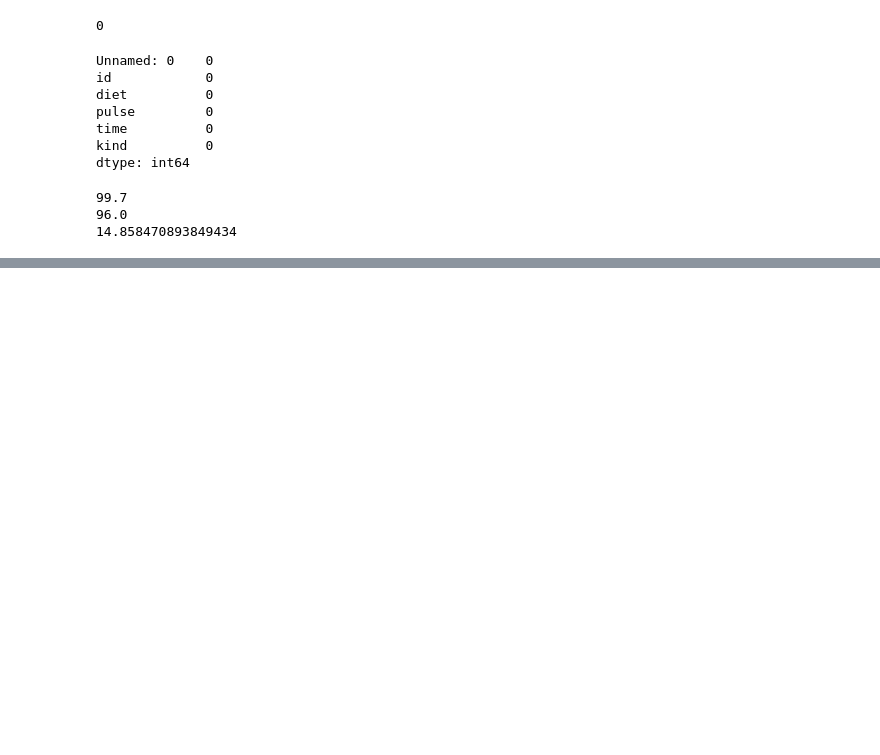
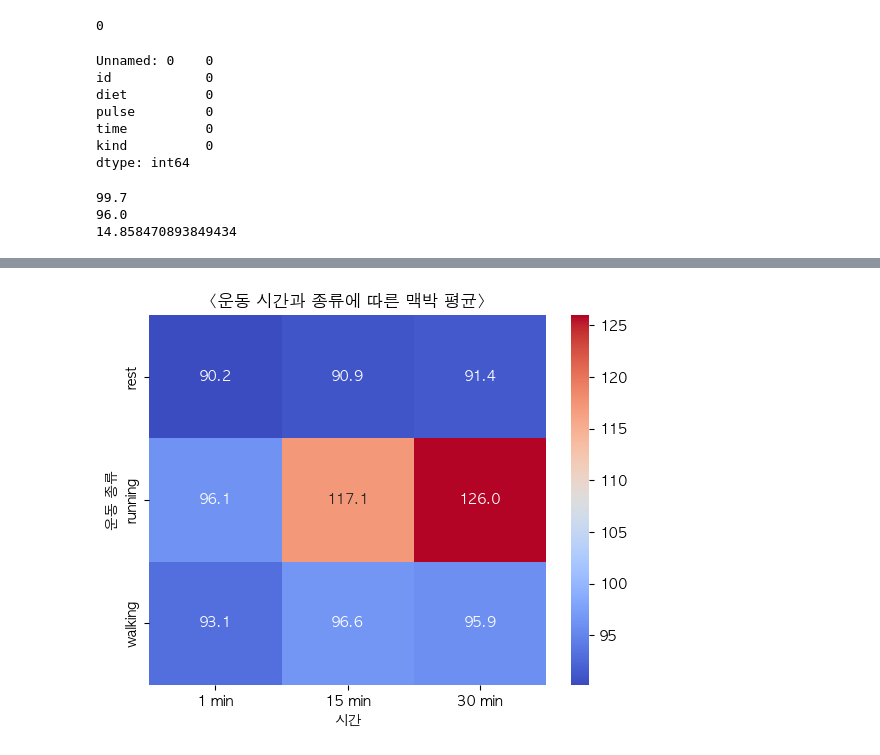
Before and after one commit to choewoojin/choewj, a Jupyter notebook: data_analysis/01_exercise/notebook/data_analysis.ipynb, the cells around one changed output, grey strips where cells are left out. Saved outputs shown, nothing was run; the diff lists cells and outputs as text; code cells hidden in the pictures; blank space fills up the shorter version.

```diff
--- a/data_analysis/01_exercise/notebook/data_analysis.ipynb
+++ b/data_analysis/01_exercise/notebook/data_analysis.ipynb
@@ -120,0 +119,12 @@ kind_pulse_mean
+# %%
+pv_table_1 = exercise_df.pivot_table(index='kind', columns='time', values='pulse')
+
+sns.heatmap(data=pv_table_1, annot=True, cmap='coolwarm', fmt='.1f')
+plt.title('<운동 시간과 종류에 따른 맥박 평균>')
+plt.xlabel('시간')
+plt.ylabel('운동 종류')
+
+plt.savefig("../results/visualizations/individual_sample_results/pulse_mean_by_kind_and_time")
+plt.show()
+# %% [output]
+[figure, added]
```
Also changed, not shown: parts of 9 cells of this notebook, 9 other files.
